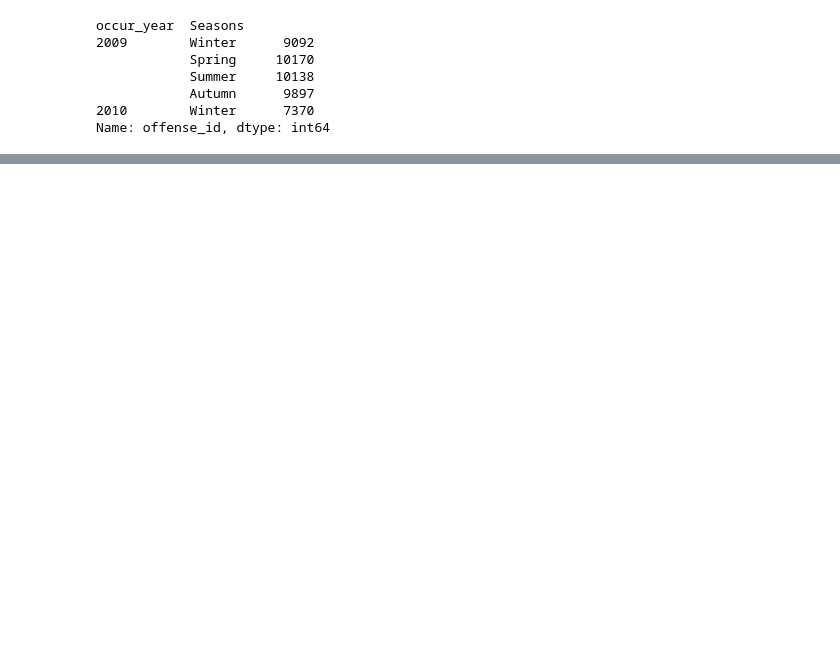
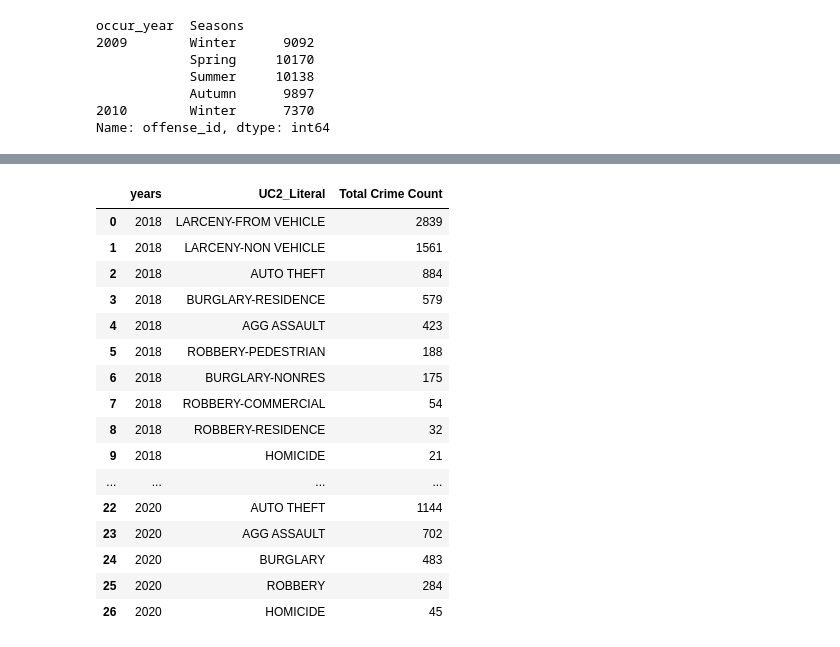
Before and after one commit to cayelsie/Crime-trends-in-Atlanta, a Jupyter notebook: SophieNewSeasons.ipynb, the cells around one changed output, grey strips where cells are left out. Saved outputs shown, nothing was run; the diff lists cells and outputs as text; code cells hidden in the pictures; blank space fills up the shorter version.

```diff
--- a/SophieNewSeasons.ipynb
+++ b/SophieNewSeasons.ipynb
@@ -198,0 +218,23 @@ sns.barplot(x = 'occur_year', y = 'offense_id', hue = 'Seasons', data = three_ye
+# %%
+threeyear_crime_season_count=rename_crime_season_count.loc[2018:2020,:]
+threeyear_crime_season_count=threeyear_crime_season_count.reset_index()
+threeyear_crime_season_R=threeyear_crime_season_count.rename(columns={"occur_year":"years","Total Count":"Total Crime Count"})
+threeyear_crime_season_R
+# %% [output]
+|  | years | UC2_Literal | Total Crime Count |
+| 0 | 2018 | LARCENY-FROM VEHICLE | 2839 |
+| 1 | 2018 | LARCENY-NON VEHICLE | 1561 |
+| 2 | 2018 | AUTO THEFT | 884 |
+| 3 | 2018 | BURGLARY-RESIDENCE | 579 |
+| 4 | 2018 | AGG ASSAULT | 423 |
+| 5 | 2018 | ROBBERY-PEDESTRIAN | 188 |
+| 6 | 2018 | BURGLARY-NONRES | 175 |
+| 7 | 2018 | ROBBERY-COMMERCIAL | 54 |
+| 8 | 2018 | ROBBERY-RESIDENCE | 32 |
+| 9 | 2018 | HOMICIDE | 21 |
+| ... | ... | ... | ... |
+| 22 | 2020 | AUTO THEFT | 1144 |
+| 23 | 2020 | AGG ASSAULT | 702 |
+| 24 | 2020 | BURGLARY | 483 |
+| 25 | 2020 | ROBBERY | 284 |
+| 26 | 2020 | HOMICIDE | 45 |
```
Also changed, not shown: parts of 13 cells of this notebook, 2 other files.
